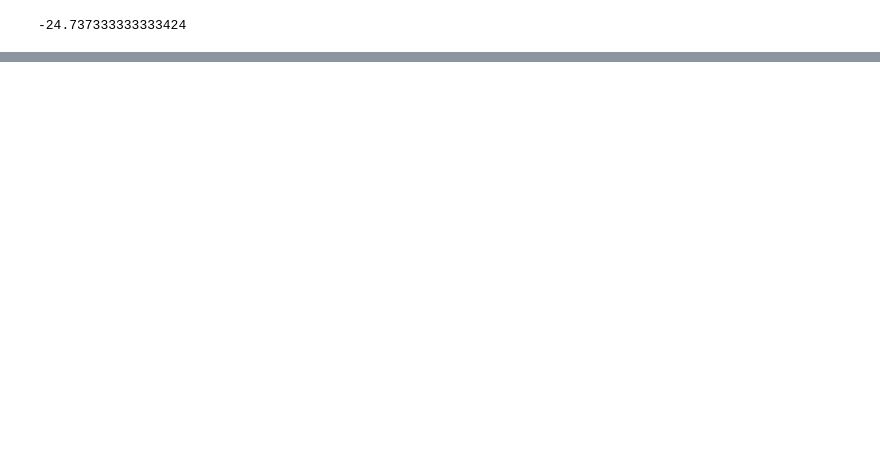
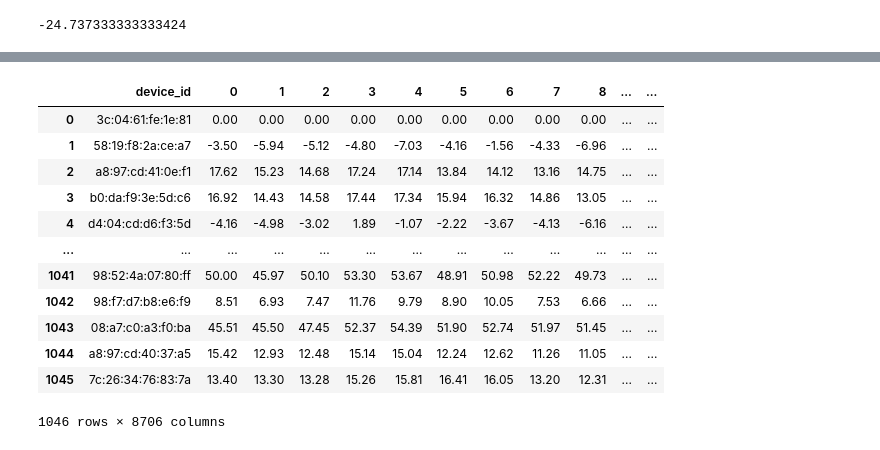
Before and after one commit to lisa8633/Cox-Project, a Jupyter notebook: MovingAvg.ipynb, the cells around one changed output, grey strips where cells are left out. Cells and saved outputs as stored; diff of their text form; code cells hidden in the pictures; blank space fills up the shorter version.

```diff
--- a/MovingAvg.ipynb
+++ b/MovingAvg.ipynb
@@ -176,0 +101,18 @@ dfSMA150Me
+# %%
+f = [df['device_id'],am]
+data = pd.concat(f,axis=1)
+data
+# %% [output]
+|  | device_id | 0 | 1 | 2 | 3 | 4 | 5 | 6 | 7 | 8 | ... | ... |
+| 0 | 3c:04:61:fe:1e:81 | 0.00 | 0.00 | 0.00 | 0.00 | 0.00 | 0.00 | 0.00 | 0.00 | 0.00 | ... | ... |
+| 1 | 58:19:f8:2a:ce:a7 | -3.50 | -5.94 | -5.12 | -4.80 | -7.03 | -4.16 | -1.56 | -4.33 | -6.96 | ... | ... |
+| 2 | a8:97:cd:41:0e:f1 | 17.62 | 15.23 | 14.68 | 17.24 | 17.14 | 13.84 | 14.12 | 13.16 | 14.75 | ... | ... |
+| 3 | b0:da:f9:3e:5d:c6 | 16.92 | 14.43 | 14.58 | 17.44 | 17.34 | 15.94 | 16.32 | 14.86 | 13.05 | ... | ... |
+| 4 | d4:04:cd:d6:f3:5d | -4.16 | -4.98 | -3.02 | 1.89 | -1.07 | -2.22 | -3.67 | -4.13 | -6.16 | ... | ... |
+| ... | ... | ... | ... | ... | ... | ... | ... | ... | ... | ... | ... | ... |
+| 1041 | 98:52:4a:07:80:ff | 50.00 | 45.97 | 50.10 | 53.30 | 53.67 | 48.91 | 50.98 | 52.22 | 49.73 | ... | ... |
+| 1042 | 98:f7:d7:b8:e6:f9 | 8.51 | 6.93 | 7.47 | 11.76 | 9.79 | 8.90 | 10.05 | 7.53 | 6.66 | ... | ... |
+| 1043 | 08:a7:c0:a3:f0:ba | 45.51 | 45.50 | 47.45 | 52.37 | 54.39 | 51.90 | 52.74 | 51.97 | 51.45 | ... | ... |
+| 1044 | a8:97:cd:40:37:a5 | 15.42 | 12.93 | 12.48 | 15.14 | 15.04 | 12.24 | 12.62 | 11.26 | 11.05 | ... | ... |
+| 1045 | 7c:26:34:76:83:7a | 13.40 | 13.30 | 13.28 | 15.26 | 15.81 | 16.41 | 16.05 | 13.20 | 12.31 | ... | ... |
+1046 rows × 8706 columns
```
Also changed, not shown: parts of 13 cells of this notebook, 2 other files.
